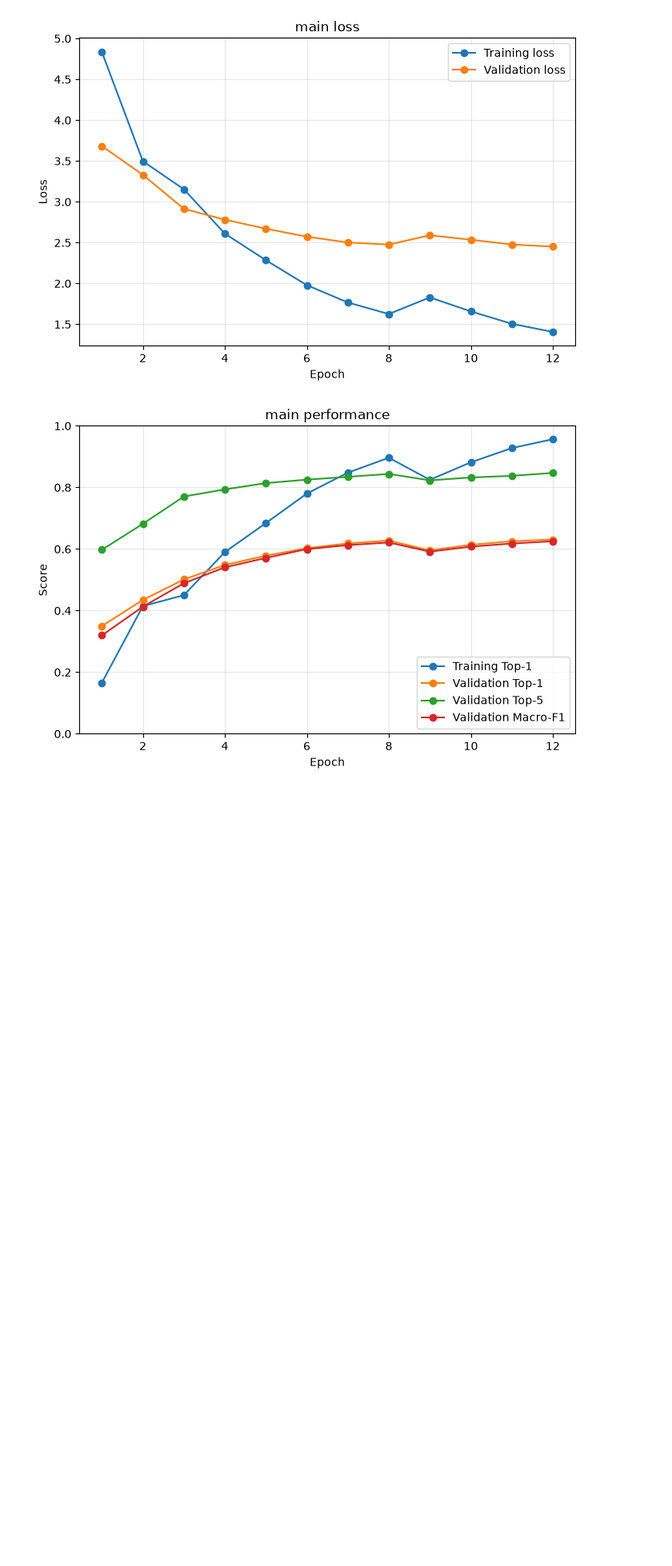
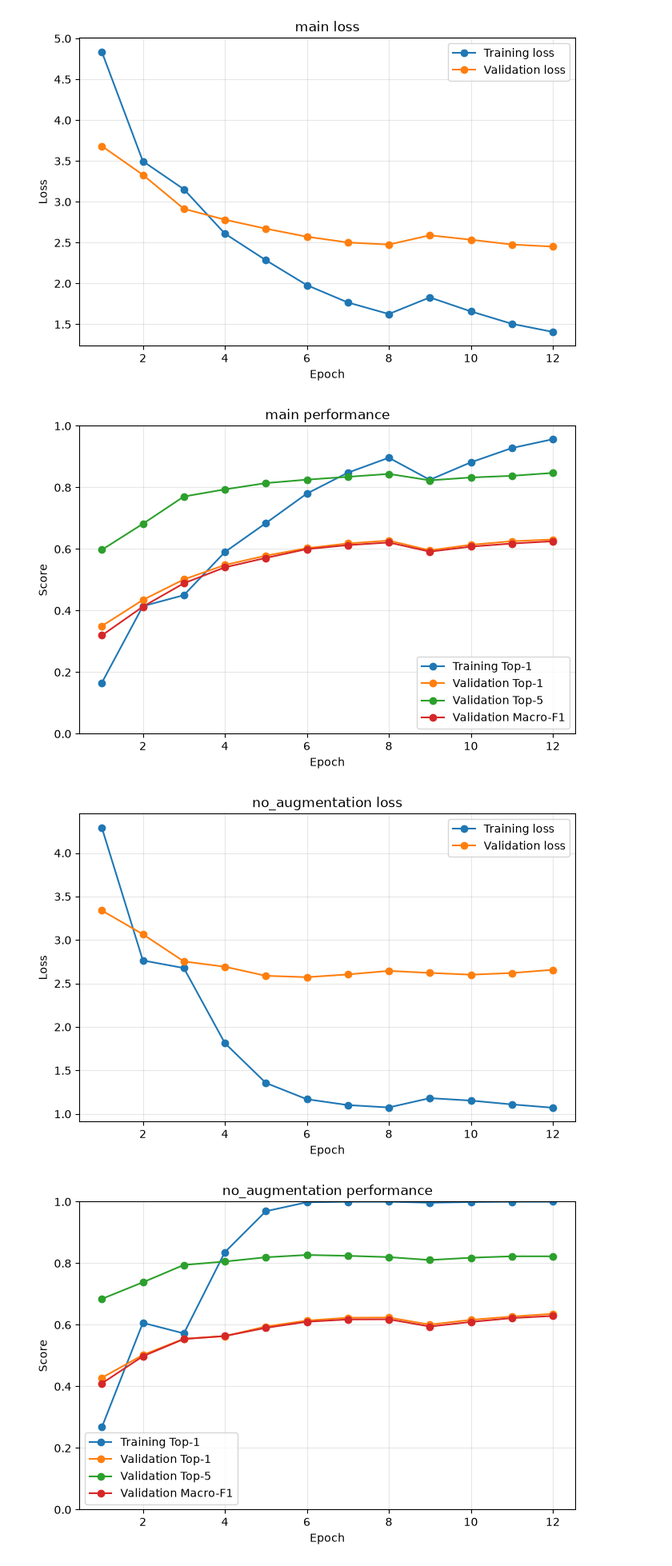
Before and after one commit to dilinganye/9517_assignment_MVP_Group, a Jupyter notebook: src/deep_learning/TaskE01_Pretrained_ResNet18_Training_test.ipynb, the cells around one changed output. Shown at 80% size. Drawn from its saved outputs; the diff is of its cells as text; code cells hidden in the pictures; blank space fills up the shorter version.

```diff
--- a/src/deep_learning/TaskE01_Pretrained_ResNet18_Training_test.ipynb
+++ b/src/deep_learning/TaskE01_Pretrained_ResNet18_Training_test.ipynb
@@ -1237,7 +1236,7 @@ Device: cuda
 GPU: NVIDIA GeForce RTX 4060 Laptop GPU
 GPU memory: 8.00 GB
 # %%
-RUN_MAIN_TRAINING = True
+RUN_MAIN_TRAINING = False
 RESUME_MAIN_TRAINING = False
 
 if RUN_MAIN_TRAINING:
@@ -1403,3 +1445,8 @@ plot_history("main")
 # %% [output]
 [figure]
 [figure]
+# %%
+plot_history("no_augmentation")
+# %% [output]
+[figure, added]
+[figure, added]
```
Also changed, not shown: parts of 8 cells of this notebook, 2 other files.
